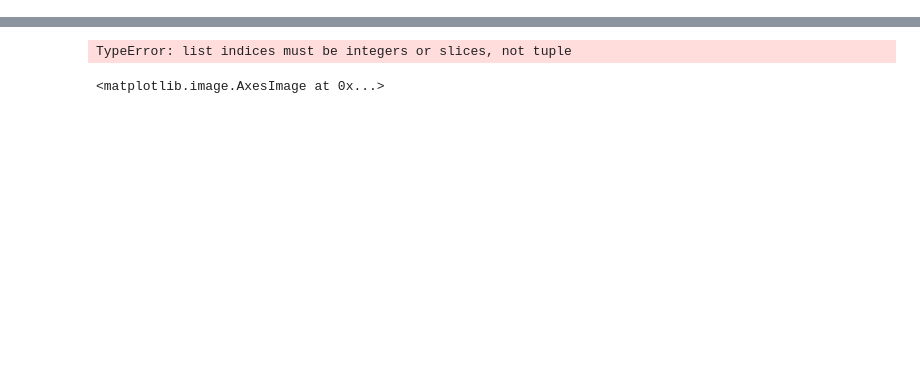
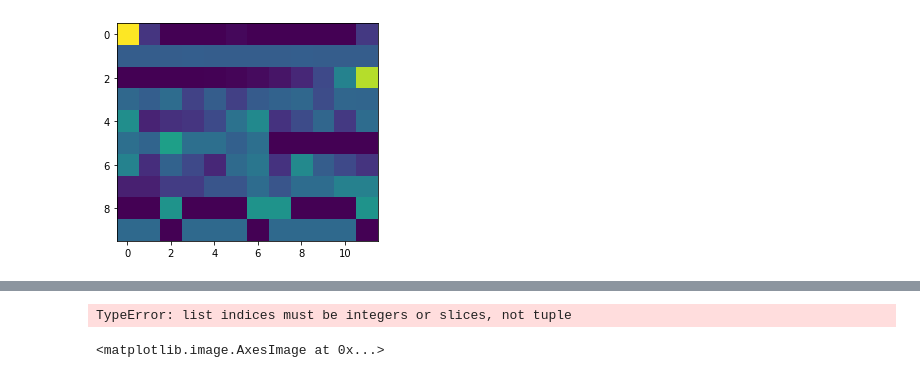
Before and after one commit to Ssvenkerud/Side_Notebooks, a Jupyter notebook: table_to_img/experimenting_table_to _Img.ipynb, the cells around one changed output, grey strips where cells are left out. Cells and saved outputs as stored; diff of their text form; code cells hidden in the pictures; blank space fills up the shorter version.

```diff
--- a/table_to_img/experimenting_table_to _Img.ipynb
+++ b/table_to_img/experimenting_table_to _Img.ipynb
@@ -36,3 +37,15 @@ df.head(12)
+# %%
+img = []
+for col in df.columns:
+    listed_col = list(df[col])
+    norm_col = preprocessing.normalize([listed_col])
+    img.append(norm_col)
+img_array = np.array(img)
+img_array = np.reshape(img_array, (len(df.columns), len(df)))
+#unit = im.fromarray(img_array)
+imgplot = plt.imshow(img_array)
+# %% [output]
+[figure, added]
 # %%
 img = []
 for col in df.columns:
```
Also changed, not shown: parts of 10 cells of this notebook.
